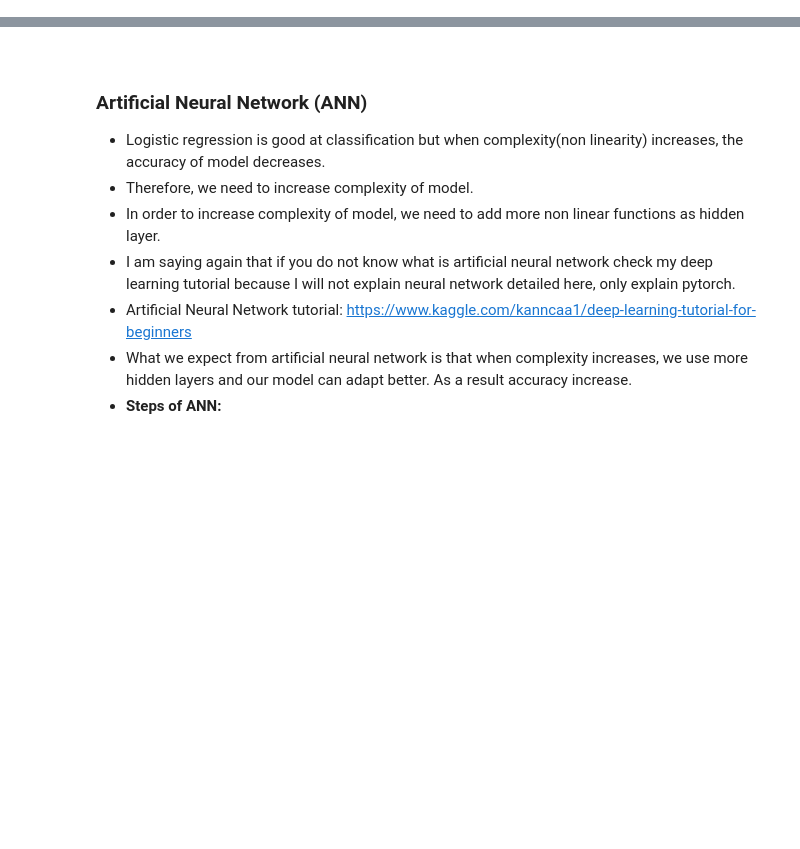
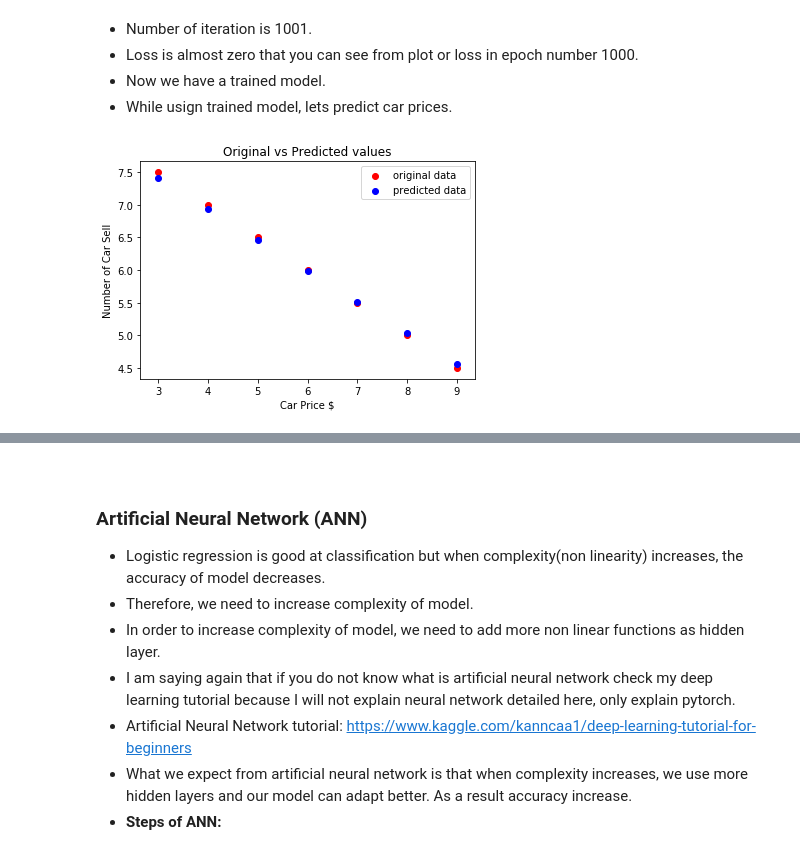
Before and after one commit to lipilian/Digit-Recognizer, a Jupyter notebook: pytorch-tutorial-for-deep-learning-lovers.ipynb, the cells around one changed output, grey strips where cells are left out. Cells and saved outputs as stored; diff of their text form; code cells hidden in the pictures; blank space fills up the shorter version.

```diff
--- a/pytorch-tutorial-for-deep-learning-lovers.ipynb
+++ b/pytorch-tutorial-for-deep-learning-lovers.ipynb
@@ -0,0 +262,21 @@
+# %%
+# As a car company we collect this data from previous selling
+# lets define car prices
+car_prices_array = [3,4,5,6,7,8,9]
+car_price_np = np.array(car_prices_array,dtype=np.float32)
+car_price_np = car_price_np.reshape(-1,1)
+car_price_tensor = Variable(torch.from_numpy(car_price_np))
+
+# lets define number of car sell
+number_of_car_sell_array = [ 7.5, 7, 6.5, 6.0, 5.5, 5.0, 4.5]
+number_of_car_sell_np = np.array(number_of_car_sell_array,dtype=np.float32)
+number_of_car_sell_np = number_of_car_sell_np.reshape(-1,1)
+number_of_car_sell_tensor = Variable(torch.from_numpy(number_of_car_sell_np))
+
+# lets visualize our data
+import matplotlib.pyplot as plt
+plt.scatter(car_prices_array,number_of_car_sell_array)
+plt.xlabel("Car Price $")
+plt.ylabel("Number of Car Sell")
+plt.title("Car Price$ VS Number of Car Sell")
+plt.show()
@@ -0,0 +381,21 @@
+# %% [markdown]
+- Number of iteration is 1001.
+- Loss is almost zero that you can see from plot or loss in epoch number 1000.
+- Now we have a trained model.
+- While usign trained model, lets predict car prices.
+# %%
+# predict our car price
+predicted = model(car_price_tensor).data.numpy()
+plt.scatter(car_prices_array,number_of_car_sell_array,label = "original data",color ="red")
+plt.scatter(car_prices_array,predicted,label = "predicted data",color ="blue")
+
+# predict if car price is 10$, what will be the number of car sell
+#predicted_10 = model(torch.from_numpy(np.array([10]))).data.numpy()
+#plt.scatter(10,predicted_10.data,label = "car price 10$",color ="green")
+plt.legend()
+plt.xlabel("Car Price $")
+plt.ylabel("Number of Car Sell")
+plt.title("Original vs Predicted values")
+plt.show()
+# %% [output]
+[figure, added]
```
Also changed, not shown: parts of 28 cells of this notebook, 6 other files.
